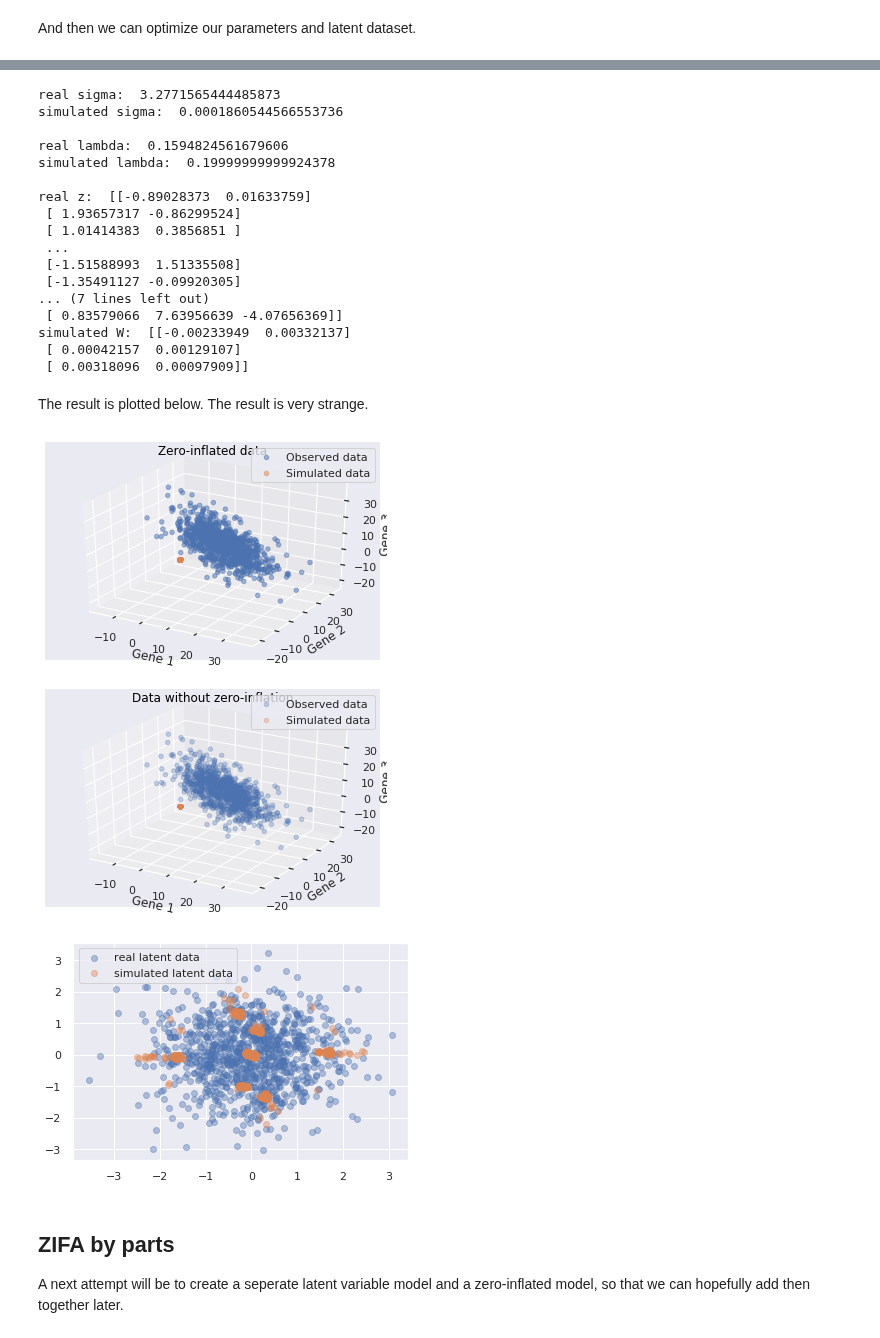
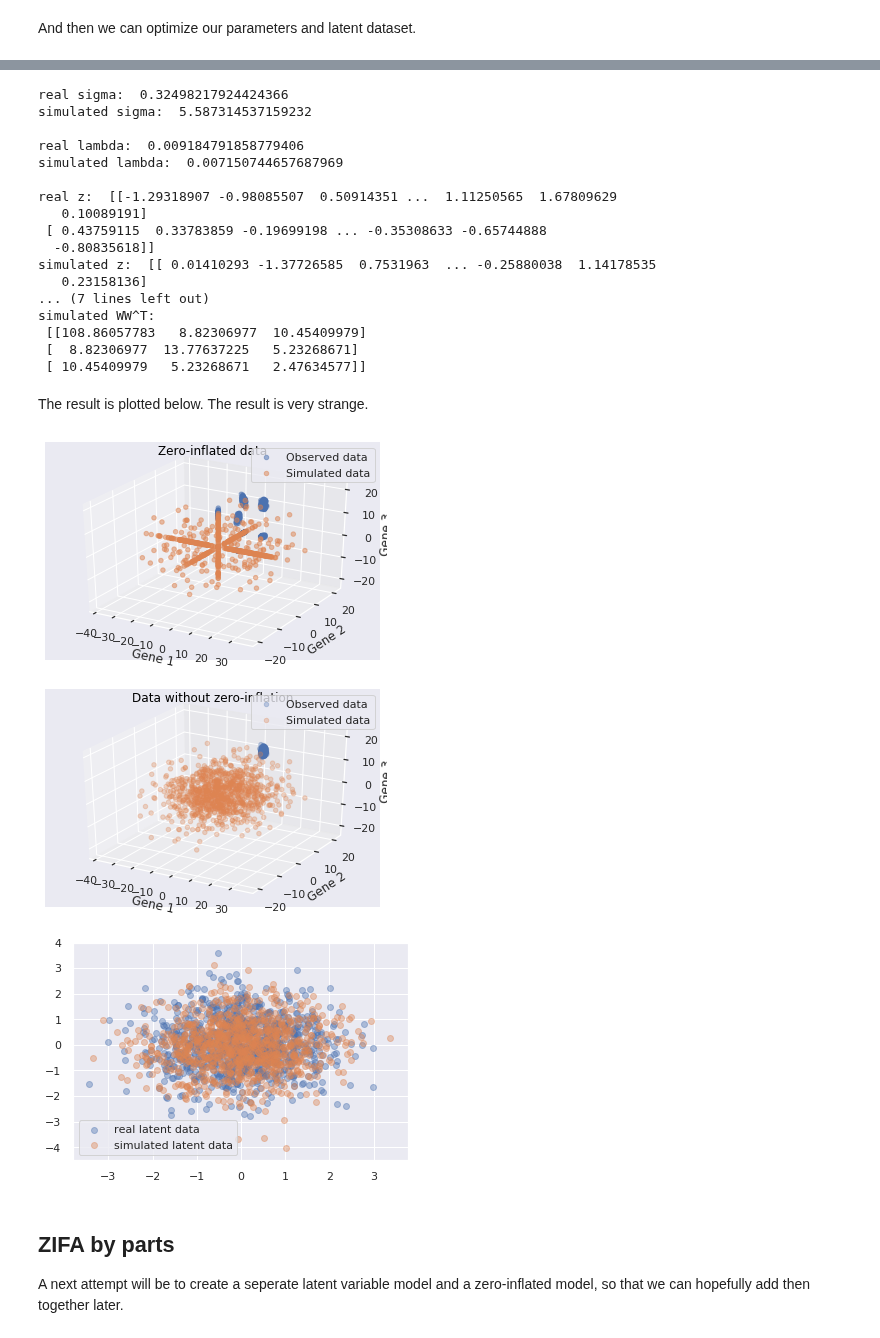
Before and after one commit to tobias-beers/RNA_visualization, a Jupyter notebook: Code/PyStan/ZIFA.ipynb, the cells around one changed output, grey strips where cells are left out. Saved outputs shown, nothing was run; the diff lists cells and outputs as text; code cells hidden in the pictures.

Commit message:
made ppca in pystan work completely, but with high likelihood instead of maximum likelihood

```diff
--- a/Code/PyStan/ZIFA.ipynb
+++ b/Code/PyStan/ZIFA.ipynb
@@ -67,12 +67,12 @@ We specify our parameters and generate some data.
 N=1000
 M=2
 D=3
-z = np.random.normal(0,1, size=(N,M))
+z = np.random.normal(0,1, size=(M,N))
 sigma = np.random.lognormal(0,1)
-mu = np.random.normal(8,3,size=D)
+mu = np.random.normal(8,3,size=(D,1))
 lamda = np.random.uniform(low=0,high=0.2)
-W = np.random.normal(0,sigma,size=(M,D))
-x = np.random.normal(np.matmul(z,W)+mu,sigma)
+W = np.random.normal(0,sigma,size=(D,M))
+x = np.random.normal(np.matmul(W,z)+mu,sigma).T
 h = np.random.binomial(n=1, p=1-np.exp(-(x**2)*lamda))
 y = x*h
 
@@ -96,2 +96,7 @@ plt.show()
 # %% [markdown]
 And then we can optimize our parameters and latent dataset.
+# %%
+ppca_dat = {'N': N, 'D':D, 'M':M, 'y':y}
+fit = zifa.sampling(data=ppca_dat, chains=1, iter=2000)
+
+best_ind = np.where(fit.extract()['lp__']==max(fit.extract()['lp__']))[0][0]
@@ -98,13 +112,10 @@ And then we can optimize our parameters and latent dataset.
 # %%
-ppca_dat = {'N': N, 'D':D, 'M':M, 'y':y}
-op = zifa.optimizing(data=ppca_dat)
-
-z_sim = op['z']
-sigma_sim = op['sigma']
-lambda_sim = op['lambda']
-W_sim = op['W']
-x_sim_data = op['x']
-# x_sim = np.random.normal(np.matmul(z_sim.T,W_sim.T),sigma_sim)    # or x can be recreated from z, W and sigma
+z_sim = fit.extract()['z'][best_ind]
+sigma_sim = fit.extract()['sigma'][best_ind]
+lambda_sim = fit.extract()['lambda'][best_ind]
+W_sim = fit.extract()['W'][best_ind]
+# x_sim_data = fit.extract()['x'][best_ind]
+x_sim = np.random.normal(np.matmul(z_sim.T,W_sim.T),sigma_sim)    # or x can be recreated from z, W and sigma
 h_sim = np.random.binomial(n=1, p=1-np.exp(-(x_sim_data**2)*lambda_sim))
 y_sim = x_sim_data*h_sim
 
@@ -117,63 +128,63 @@ print()
 print('real z: ', z)
 print('simulated z: ', z_sim)
 print()
-print('real W: ', W)
-print('simulated W: ', W_sim)
+print('real WW^T:\n', np.matmul(W,W.T))
+print('simulated WW^T:\n', np.matmul(W_sim,W_sim.T))
 print()
 # %% [output]
-real sigma:  3.2771565444485873
-simulated sigma:  0.0001860544566553736
+real sigma:  0.32498217924424366
+simulated sigma:  5.587314537159232
 
-real lambda:  0.1594824561679606
-simulated lambda:  0.19999999999924378
+real lambda:  0.009184791858779406
+simulated lambda:  0.007150744657687969
 
-real z:  [[-0.89028373  0.01633759]
- [ 1.93657317 -0.86299524]
- [ 1.01414383  0.3856851 ]
- ...
- [-1.51588993  1.51335508]
- [-1.35491127 -0.09920305]
+real z:  [[-1.29318907 -0.98085507  0.50914351 ...  1.11250565  1.67809629
+   0.10089191]
+ [ 0.43759115  0.33783859 -0.19699198 ... -0.35308633 -0.65744888
+  -0.80835618]]
+simulated z:  [[ 0.01410293 -1.37726585  0.7531963  ... -0.25880038  1.14178535
+   0.23158136]
 ... (7 lines left out)
- [ 0.83579066  7.63956639 -4.07656369]]
-simulated W:  [[-0.00233949  0.00332137]
- [ 0.00042157  0.00129107]
- [ 0.00318096  0.00097909]]
+simulated WW^T:
+ [[108.86057783   8.82306977  10.45409979]
+ [  8.82306977  13.77637225   5.23268671]
+ [ 10.45409979   5.23268671   2.47634577]]
 # %% [markdown]
 The result is plotted below. The result is very strange.
 # %%
 fig = plt.figure()
 ax = fig.add_subplot(111, projection='3d')
 ax.scatter(y[:,0],y[:,1],y[:,2], label='Observed data', alpha=0.5)
 ax.scatter(y_sim[:,0],y_sim[:,1],y_sim[:,2], label='Simulated data', alpha=0.5)
 title = ax.set_title("Zero-inflated data")
 plt.setp(title, color='black')
 ax.set_xlabel('Gene 1')
 ax.set_ylabel('Gene 2')
 ax.set_zlabel('Gene 3')
 plt.legend()
 plt.show()
 
 fig = plt.figure()
 ax = fig.add_subplot(111, projection='3d')
 ax.scatter(x[:,0],x[:,1],x[:,2], label='Observed data', alpha=0.3)
 ax.scatter(x_sim_data[:,0],x_sim_data[:,1],x_sim_data[:,2], label='Simulated data', alpha=0.3)
 title = ax.set_title("Data without zero-inflation")
 plt.setp(title, color='black')
 ax.set_xlabel('Gene 1')
 ax.set_ylabel('Gene 2')
 ax.set_zlabel('Gene 3')
 plt.legend()
 plt.show()
 
 
-plt.scatter(z[:,0], z[:,1], label='real latent data', alpha=0.4)
-plt.scatter(z_sim.T[:,0], z_sim.T[:,1], label='simulated latent data', alpha=0.4)
+plt.scatter(z[0,:], z[1,:], label='real latent data', alpha=0.4)
+plt.scatter(z_sim[0,:], z_sim[1,:], label='simulated latent data', alpha=0.4)
 plt.legend()
 plt.show()
 # %% [output]
-[figure, old version]
+[figure, new version]
-[figure, old version]
+[figure, new version]
-[figure, old version]
+[figure, new version]
 # %% [markdown]
 ## ZIFA by parts
 A next attempt will be to create a seperate latent variable model and a zero-inflated model, so that we can hopefully add then together later.
```
Also changed, not shown: parts of 2 cells of this notebook, 1 other file.
